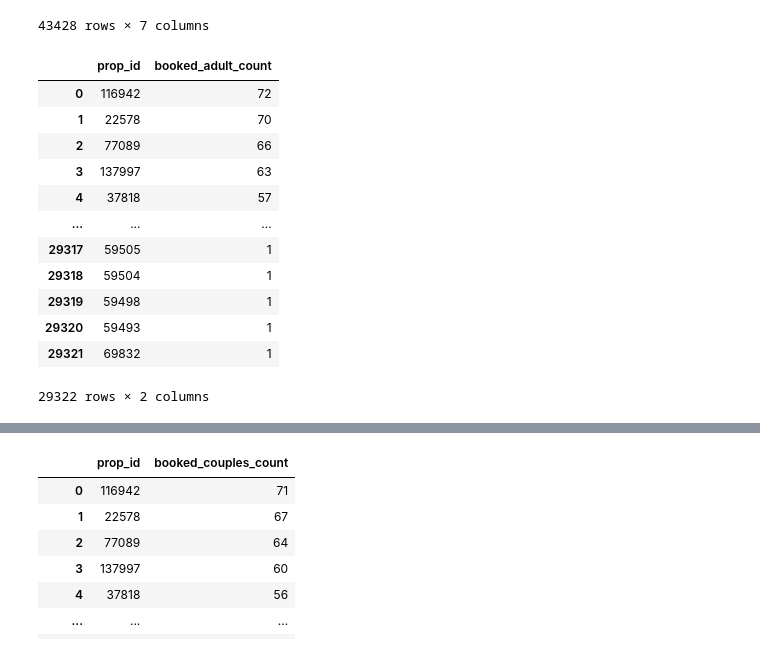
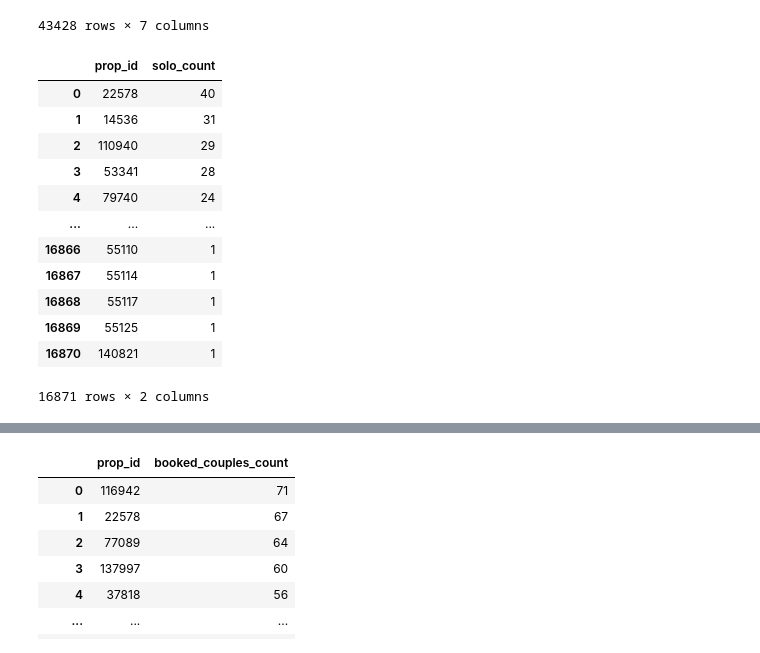
Before and after one commit to damla-jpg/data-mining-2, a Jupyter notebook: data_preparation.ipynb, the cells around one changed output, grey strips where cells are left out. Saved outputs shown, nothing was run; the diff lists cells and outputs as text; code cells hidden in the pictures.

```diff
--- a/data_preparation.ipynb
+++ b/data_preparation.ipynb
@@ -146,24 +167,24 @@ booked
 43428 rows × 7 columns
 # %%
 # adult hotels
-adult_hotels = booked_hotels[booked_hotels["srch_adults_count"] == 2]
-adult_hotels = adult_hotels[adult_hotels["srch_children_count"] == 0]
-adult_hotels = adult_hotels[["prop_id"]].value_counts()
-adult_hotels = pd.DataFrame(adult_hotels).reset_index().rename(columns={"count": "booked_adult_count"})
-adult_hotels
+solo_travellers = booked_hotels[booked_hotels["srch_adults_count"] == 1]
+solo_travellers = solo_travellers[solo_travellers["srch_children_count"] == 0]
+solo_travellers = solo_travellers[["prop_id"]].value_counts()
+solo_travellers = pd.DataFrame(solo_travellers).reset_index().rename(columns={"count": "solo_count"})
+solo_travellers
 # %% [output]
-|  | prop_id | booked_adult_count |
-| 0 | 116942 | 72 |
-| 1 | 22578 | 70 |
-| 2 | 77089 | 66 |
-| 3 | 137997 | 63 |
-| 4 | 37818 | 57 |
+|  | prop_id | solo_count |
+| 0 | 22578 | 40 |
+| 1 | 14536 | 31 |
+| 2 | 110940 | 29 |
+| 3 | 53341 | 28 |
+| 4 | 79740 | 24 |
 | ... | ... | ... |
-| 29317 | 59505 | 1 |
-| 29318 | 59504 | 1 |
-| 29319 | 59498 | 1 |
-| 29320 | 59493 | 1 |
-| 29321 | 69832 | 1 |
+| 16866 | 55110 | 1 |
+| 16867 | 55114 | 1 |
+| 16868 | 55117 | 1 |
+| 16869 | 55125 | 1 |
+| 16870 | 140821 | 1 |
-29322 rows × 2 columns
+16871 rows × 2 columns
 # %%
 # merge the datasets
```
Also changed, not shown: parts of 23 cells of this notebook, 2 other files.
